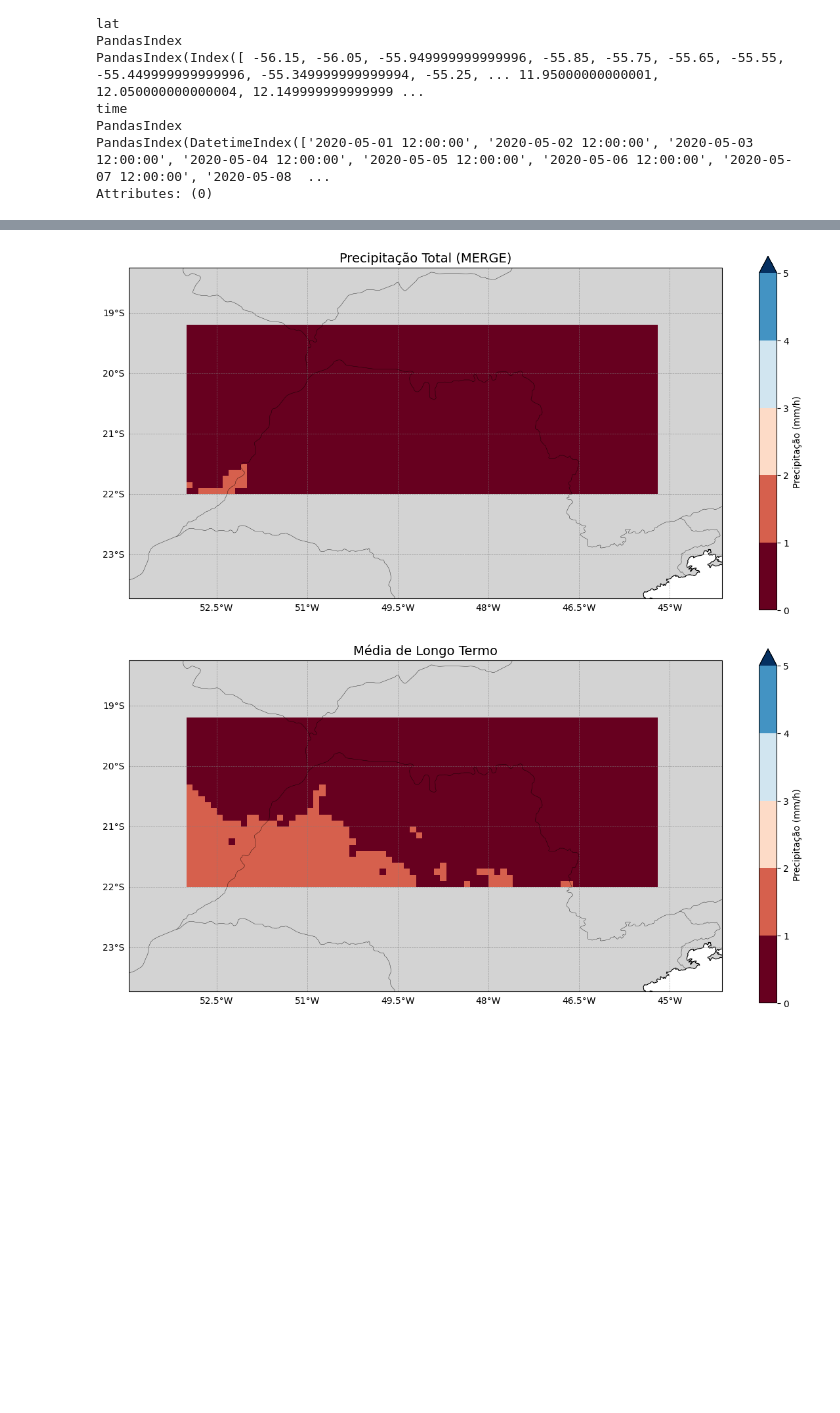
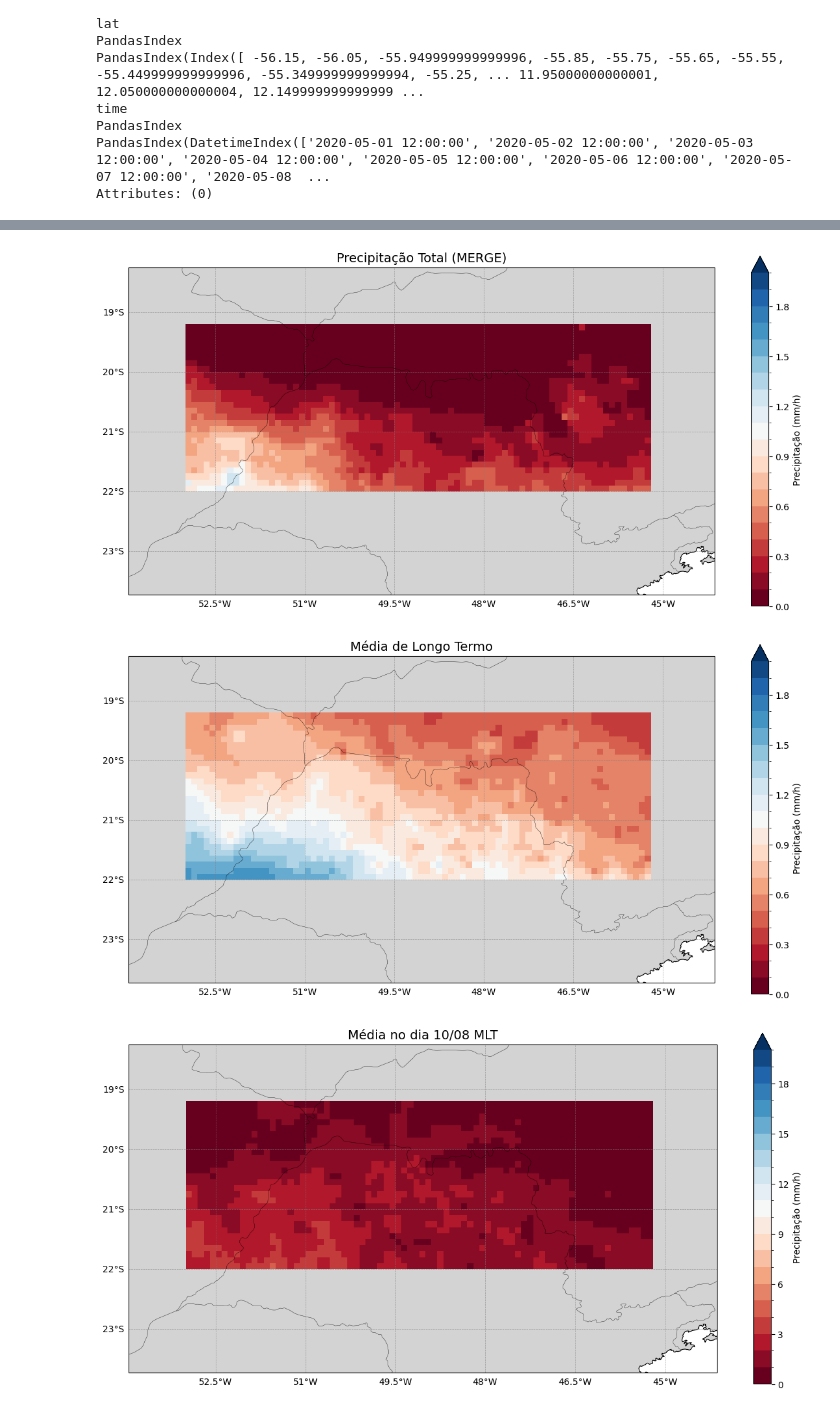
Before and after one commit to brazil-data-cube/code-gallery, a Jupyter notebook: jupyter/events/big-techtalks/2025-love-data-day/ldd_2025_01-fogo-merge.ipynb, the cells around one changed output, grey strips where cells are left out. Saved outputs shown, nothing was run; the diff lists cells and outputs as text; code cells hidden in the pictures; blank space fills up the shorter version.

Commit message:
Changes to be committed: 	modified:   ldd_2025_01-fogo-merge.ipynb 	modified:   ldd_2025_02-fogo-merge.ipynb

```diff
--- a/jupyter/events/big-techtalks/2025-love-data-day/ldd_2025_01-fogo-merge.ipynb
+++ b/jupyter/events/big-techtalks/2025-love-data-day/ldd_2025_01-fogo-merge.ipynb
@@ -95,7 +158,7 @@ def download_and_read_merge_stac(
     output_dir: str = "merge_data"
 ):
     """
-    Busca, baixa e lê dados MERGE em formato GRIB2 de um catálogo STAC,
+    Busca, baixa e lê dados MERGE em formato GRIB2 do catálogo STAC do INPE,
     filtrando por um período de datas.
 
     Args:
@@ -117,17 +180,17 @@ def download_and_read_merge_stac(
 
     downloaded_files = []
 
-    if isinstance(service, pystac.Catalog) and stac_service.id == 'INPE':
-        item_search = service.search(datetime=start_date+'/'+end_date,
+    if isinstance(service, pystac.Catalog) and stac_service.id == 'INPE':  # acesso stac server do INPE
+        item_search = service.search(datetime=start_date+'/'+end_date,     # Pesquisa apenas as datas de interesse na coleção prec_merge_daily-1
                              collections=['prec_merge_daily-1'])
-        for asset in item_search.items():
-            if asset.assets['merge_daily'].href.endswith(".grib2"):
+        for asset in item_search.items():                                  # verifica os assets dos itens encontrados anteriormente
+            if asset.assets['merge_daily'].href.endswith(".grib2"):        # Acessa apenas os links dos dados GRIB2, há outros como o idx e ctl.
                 file_url = asset.assets['merge_daily'].href
                 filename = Path(file_url).name
                 file_path = output_path / filename
 
                 #print(f"Baixando: {file_url}")
-                response = requests.get(file_url, stream=True)
+                response = requests.get(file_url, stream=True)             # Baixa os dados
                 response.raise_for_status()
 
                 with open(file_path, "wb") as f:
@@ -136,7 +199,7 @@ def download_and_read_merge_stac(
                             f.write(chunk)
 
                         print(f"Arquivo salvo: {file_path}")
-                        downloaded_files.append(file_path)
+                        downloaded_files.append(file_path)                # Adiciona novo arquivo baixado na lista de arquivos para abertura com o xarray
     else:
         raise ValueError("STAC URL deve apontar para um Catálogo ou Item.")
 
@@ -157,7 +220,7 @@ def download_and_read_merge_stac(
 
     return ds
 
-ds = download_and_read_merge_stac(service, '2024-05-01', '2024-08-31', '/home/jovyan/code-gallery/jupyter/events/data-love-days/tmp')
-ds = ds.sortby('time')
+ds = download_and_read_merge_stac(service, '2024-05-01', '2024-08-31', './data/merge')
+ds = ds.sortby('time')  # O download pode não ter ocorrido na ordem de datas, portanto ordena o dado pela dimensão _time_
 ds
 # %% [output]
@@ -571,17 +730,25 @@ Attributes: (0)
 # %%
 ds_sp_mlt = recortar_dataset_por_regiao(ds_mlt, -52.9518,-45.2291,-22,-19.2479)
 
 plot_precipitacao_merge(ds_sp.mean(dim=['time']),
                         extent=[-53.9518,-44.1291,-23.7323,-18.2479],
-                        levels=np.linspace(0, 5, 6),
+                        levels=np.linspace(0, 2, 21),
                         cmap = 'RdBu')
 
 plot_precipitacao_merge(ds_sp_mlt.mean(dim=['time']),
                         extent=[-53.9518,-44.1291,-23.7323,-18.2479],
-                        levels=np.linspace(0, 5, 6),
+                        levels=np.linspace(0, 2, 21),
                         var='pmed',
                         cmap = 'RdBu',
                         title='Média de Longo Termo')
+
+plot_precipitacao_merge(ds_sp_mlt.sel(time='2020-08-10').mean(dim='time'),
+                        extent=[-53.9518,-44.1291,-23.7323,-18.2479],
+                        levels=np.linspace(0, 20, 21),
+                        var='pmed',
+                        cmap = 'RdBu',
+                        title='Média no dia 10/08 MLT')
 # %% [output]
-[figure, old version]
+[figure, new version]
-[figure, old version]
+[figure, new version]
+[figure, added]
```
Also changed, not shown: parts of 20 cells of this notebook.
